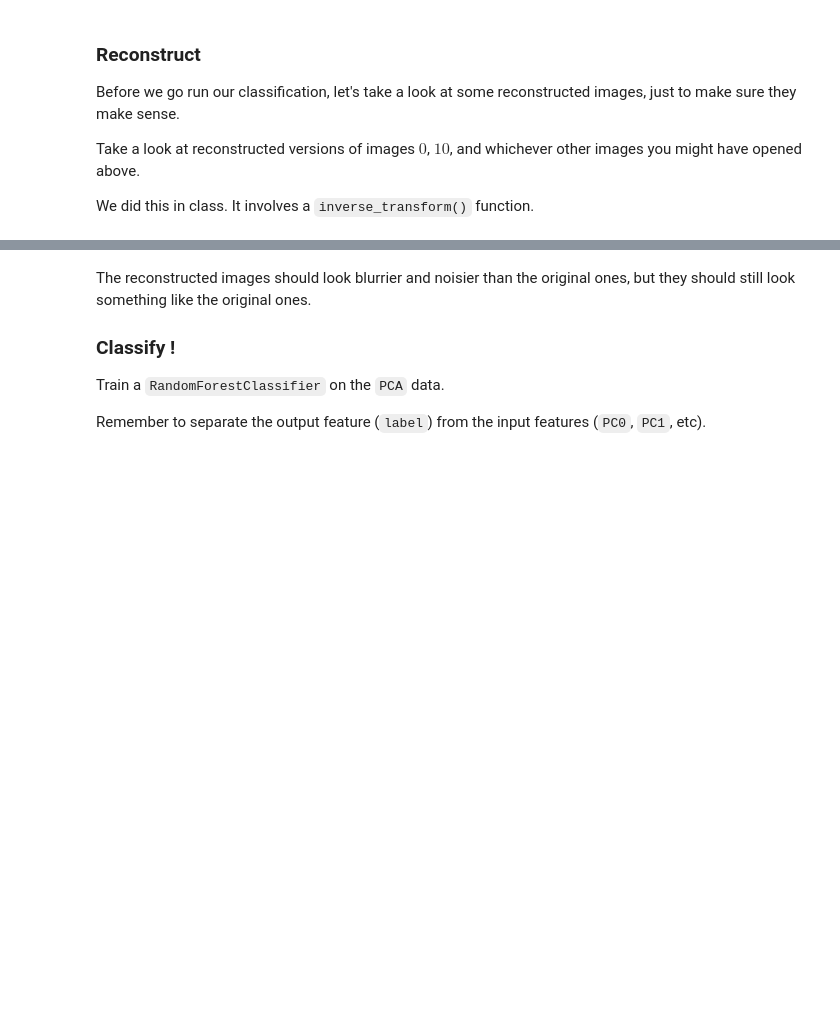
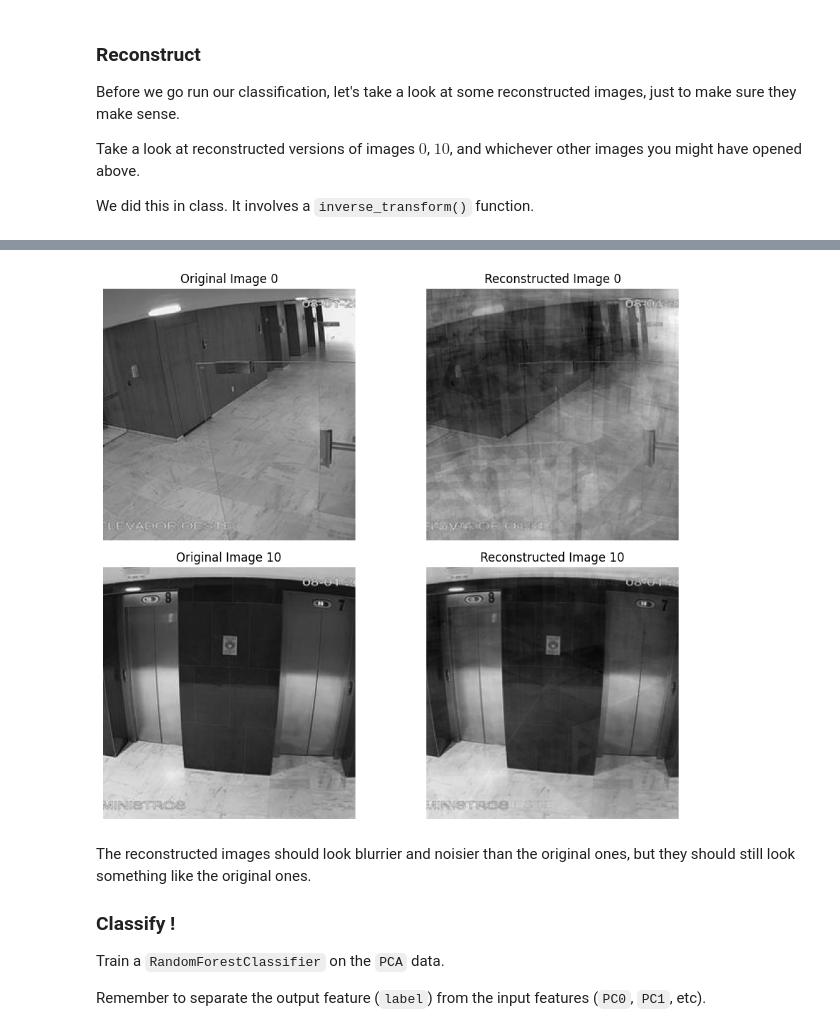
Before and after one commit to DM-GY-9103/HW09, a Jupyter notebook: HW09.ipynb, the cells around one changed output, grey strips where cells are left out. Saved outputs shown, nothing was run; the diff lists cells and outputs as text; code cells hidden in the pictures; blank space fills up the shorter version.

```diff
--- a/HW09.ipynb
+++ b/HW09.ipynb
@@ -378,3 +376,35 @@ KeyError: 0
+# %%
+# Reconstruct images at index 0 and 10
+reconstructed_image_0 = pca.inverse_transform(pd.DataFrame(pca_df.iloc[0, :-1]).T)
+reconstructed_image_10 = pca.inverse_transform(pd.DataFrame(pca_df.iloc[10, :-1]).T)
+
+# Display Original and Reconstructed Images
+fig, axes = plt.subplots(2, 2, figsize=(10, 8))
+
+# Original Image 0
+axes[0, 0].imshow(make_image(pixel_data[0], width=256), cmap='gray')
+axes[0, 0].set_title("Original Image 0")
+axes[0, 0].axis('off')
+
+# Reconstructed Image 0
+axes[0, 1].imshow(make_image(reconstructed_image_0.values[0], width=256), cmap='gray')
+axes[0, 1].set_title("Reconstructed Image 0")
+axes[0, 1].axis('off')
+
+# Original Image 10
+axes[1, 0].imshow(make_image(pixel_data[10], width=256), cmap='gray')
+axes[1, 0].set_title("Original Image 10")
+axes[1, 0].axis('off')
+
+# Reconstructed Image 10
+axes[1, 1].imshow(make_image(reconstructed_image_10.values[0], width=256), cmap='gray')
+axes[1, 1].set_title("Reconstructed Image 10")
+axes[1, 1].axis('off')
+
+plt.tight_layout()
+plt.show()
+# %% [output]
+[figure, added]
 # %% [markdown]
 The reconstructed images should look blurrier and noisier than the original ones, but they should still look something like the original ones.
 
```
Also changed, not shown: parts of 21 cells of this notebook.
